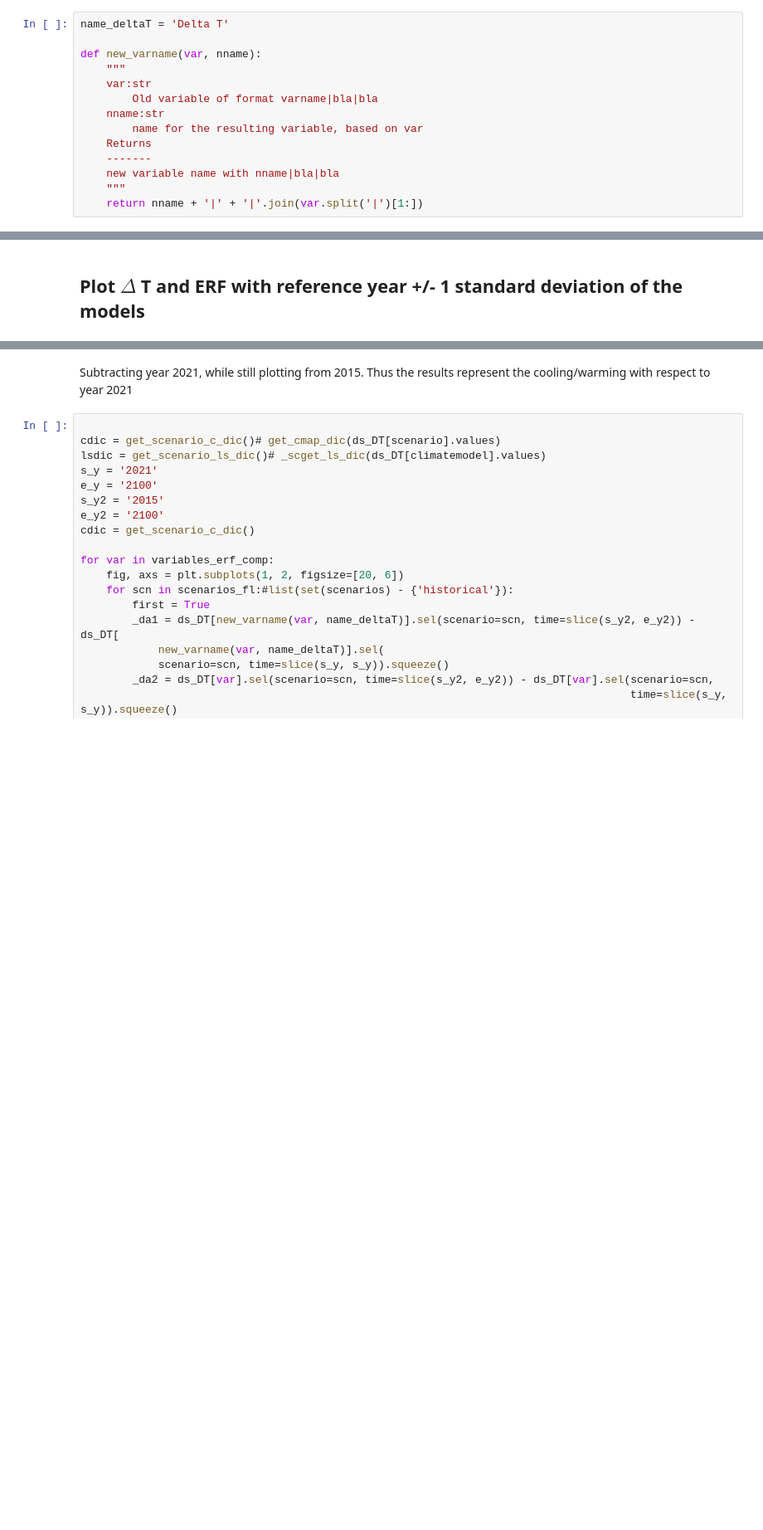
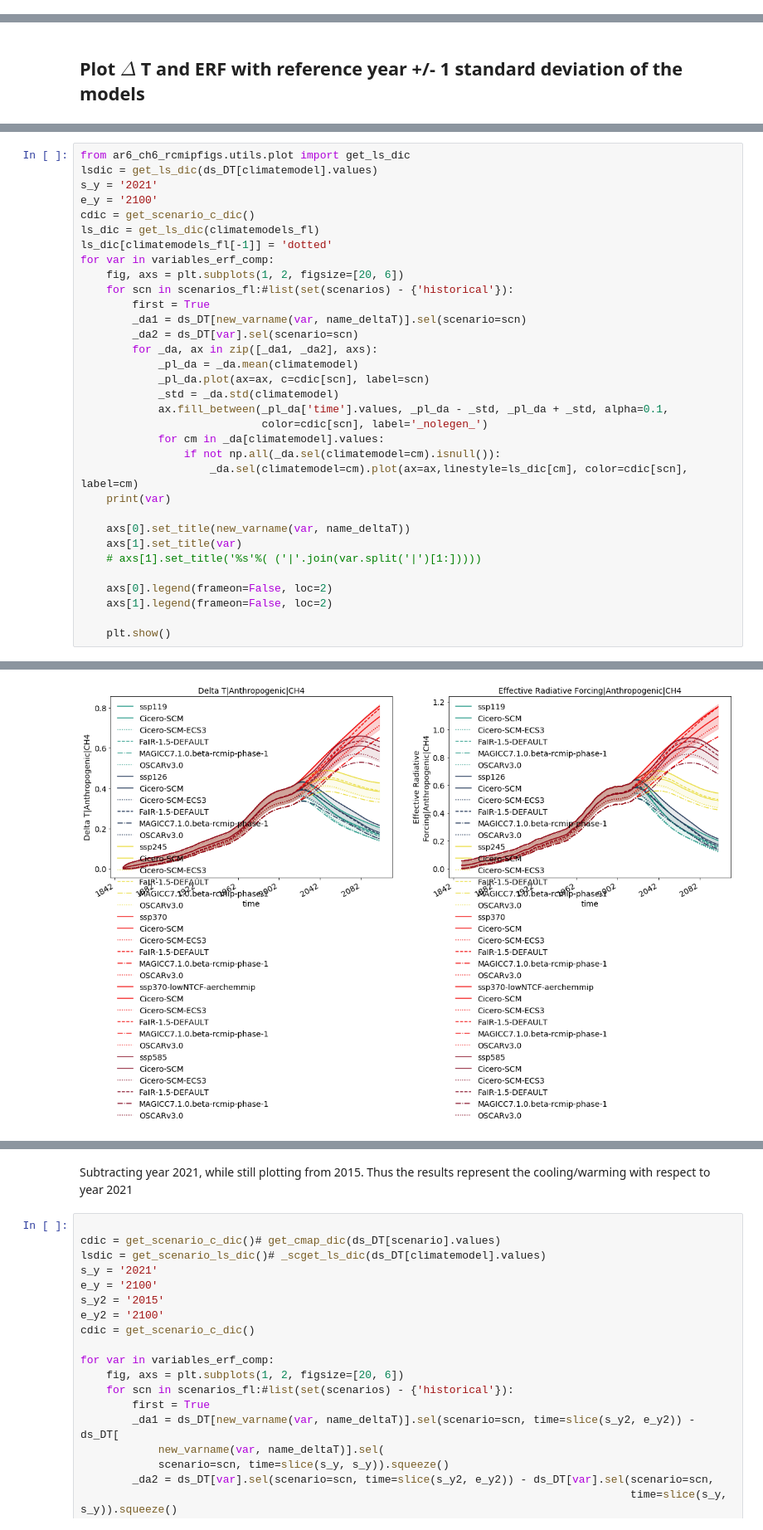
Before and after one commit to sarambl/AR6_CH6_RCMIPFIGS, a Jupyter notebook: ar6_ch6_rcmipfigs/notebooks/3_delta_T_plot.ipynb, the cells around one changed output, grey strips where cells are left out. Shown at 83% size. Drawn from its saved outputs; the diff is of its cells as text; blank space fills up the shorter version.

```diff
--- a/ar6_ch6_rcmipfigs/notebooks/3_delta_T_plot.ipynb
+++ b/ar6_ch6_rcmipfigs/notebooks/3_delta_T_plot.ipynb
@@ -86,17 +111,3 @@ Data variables:
     Delta T|Anthropogenic|Other|BC on Snow                        (scenario, climatemodel, time) float64 ...
     Delta T|Anthropogenic                                         (scenario, climatemodel, time) float64 ...
     Delta T|                                                      (scenario, climatemodel, time) float64 ...
-# %%
-name_deltaT = 'Delta T'
-
-def new_varname(var, nname):
-    """
-    var:str
-        Old variable of format varname|bla|bla
-    nname:str
-        name for the resulting variable, based on var
-    Returns
-    -------
-    new variable name with nname|bla|bla
-    """
-    return nname + '|' + '|'.join(var.split('|')[1:])
@@ -179,0 +477,34 @@ for var in variables_erf_comp:
+# %%
+from ar6_ch6_rcmipfigs.utils.plot import get_ls_dic
+lsdic = get_ls_dic(ds_DT[climatemodel].values)
+s_y = '2021'
+e_y = '2100'
+cdic = get_scenario_c_dic()
+ls_dic = get_ls_dic(climatemodels_fl)
+ls_dic[climatemodels_fl[-1]] = 'dotted'
+for var in variables_erf_comp:
+    fig, axs = plt.subplots(1, 2, figsize=[20, 6])
+    for scn in scenarios_fl:#list(set(scenarios) - {'historical'}):
+        first = True
+        _da1 = ds_DT[new_varname(var, name_deltaT)].sel(scenario=scn)
+        _da2 = ds_DT[var].sel(scenario=scn)
+        for _da, ax in zip([_da1, _da2], axs):
+            _pl_da = _da.mean(climatemodel)
+            _pl_da.plot(ax=ax, c=cdic[scn], label=scn)
+            _std = _da.std(climatemodel)
+            ax.fill_between(_pl_da['time'].values, _pl_da - _std, _pl_da + _std, alpha=0.1,
+                            color=cdic[scn], label='_nolegen_')
+            for cm in _da[climatemodel].values:
+                if not np.all(_da.sel(climatemodel=cm).isnull()):
+                    _da.sel(climatemodel=cm).plot(ax=ax,linestyle=ls_dic[cm], color=cdic[scn], label=cm)
+    print(var)
+
+    axs[0].set_title(new_varname(var, name_deltaT))
+    axs[1].set_title(var)
+    # axs[1].set_title('%s'%( ('|'.join(var.split('|')[1:]))))
+
+    axs[0].legend(frameon=False, loc=2)
+    axs[1].legend(frameon=False, loc=2)
+
+    plt.show()
+# %% [output]
@@ -179,0 +512 @@ for var in variables_erf_comp:
+[figure, added]
```
Also changed, not shown: parts of 44 cells of this notebook, 37 other files.
